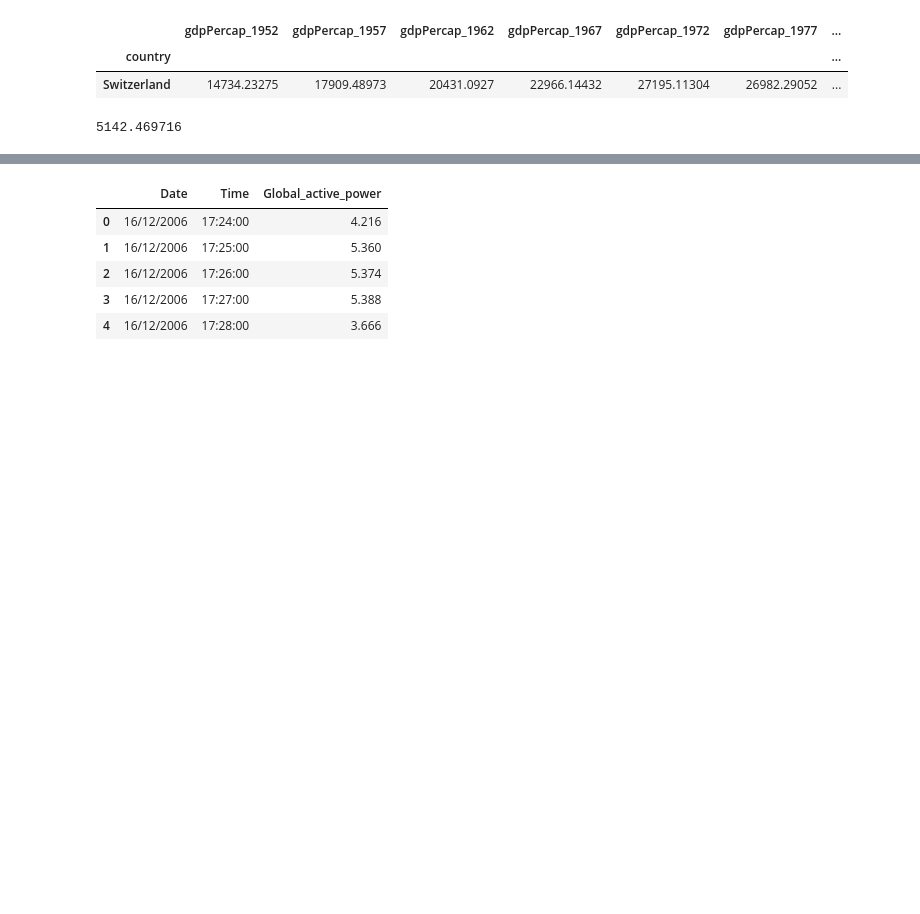
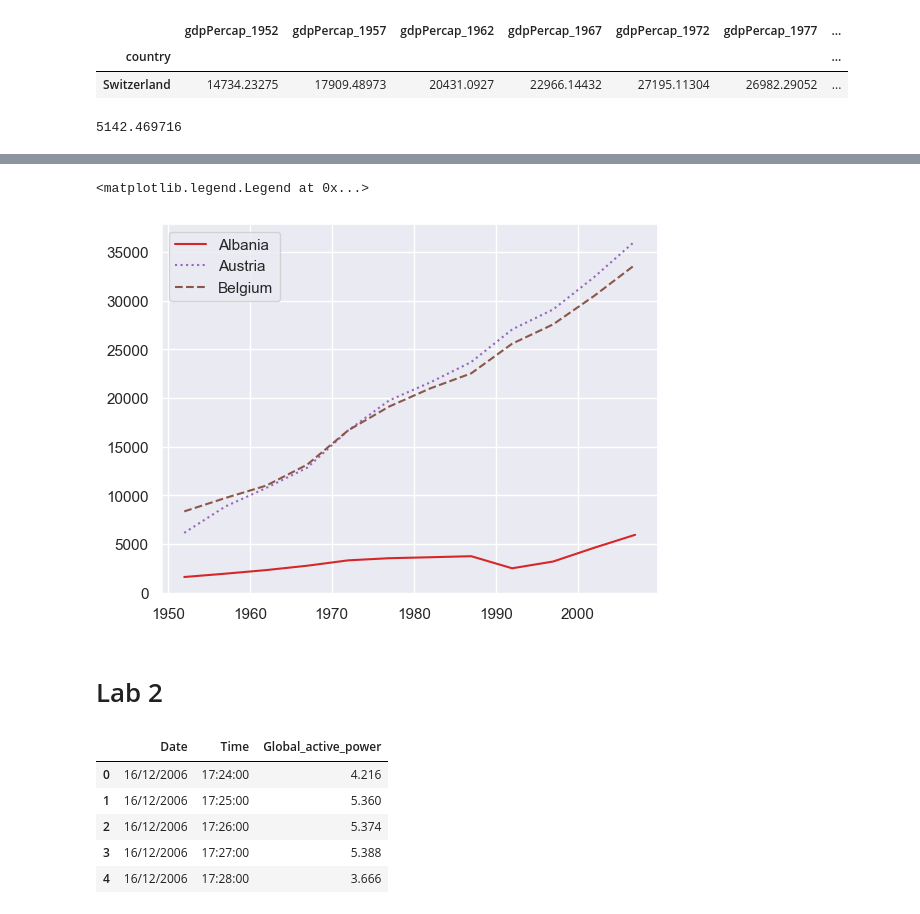
Before and after one commit to sylvaincom/pyds_lectures, a Jupyter notebook: cs_exed/ms_ia_confiance/2024_2025/lectures/2024_09_25.ipynb, the cells around one changed output, grey strips where cells are left out. Saved outputs shown, nothing was run; the diff lists cells and outputs as text; code cells hidden in the pictures; blank space fills up the shorter version.

```diff
--- a/cs_exed/ms_ia_confiance/2024_2025/lectures/2024_09_25.ipynb
+++ b/cs_exed/ms_ia_confiance/2024_2025/lectures/2024_09_25.ipynb
@@ -425,0 +673,2 @@ df[["gdpPercap_1957", "gdpPercap_1962"]]
+# %%
+tab10 = colormaps["tab10"]
@@ -426 +692,16 @@ df[["gdpPercap_1957", "gdpPercap_1962"]]
+# %%
+years = df.columns
+linestyles = ["-", ":", "--"]
+
+for idx in range(3):
+    gdps = df.iloc[idx]
+    country = df.index[idx]
+    plt.plot(years, gdps, label=country, linestyle=linestyles[idx], c=tab10(idx + 3))
+
+plt.legend()
+# %% [output]
+<matplotlib.legend.Legend at 0x...>
+[figure, added]
+# %% [markdown]
+# Lab 2
 # %%
```
Also changed, not shown: parts of 86 cells of this notebook, 1 other file.
